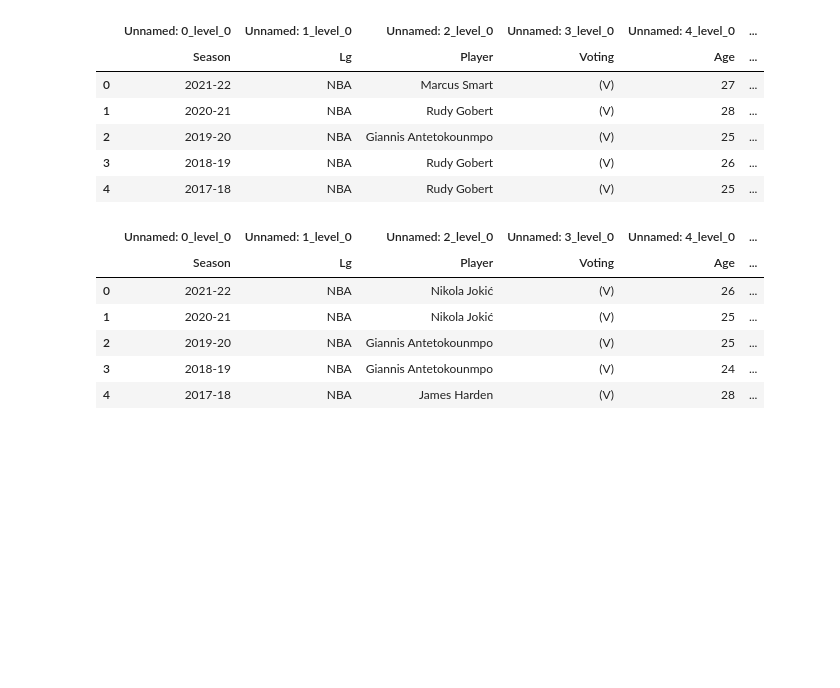
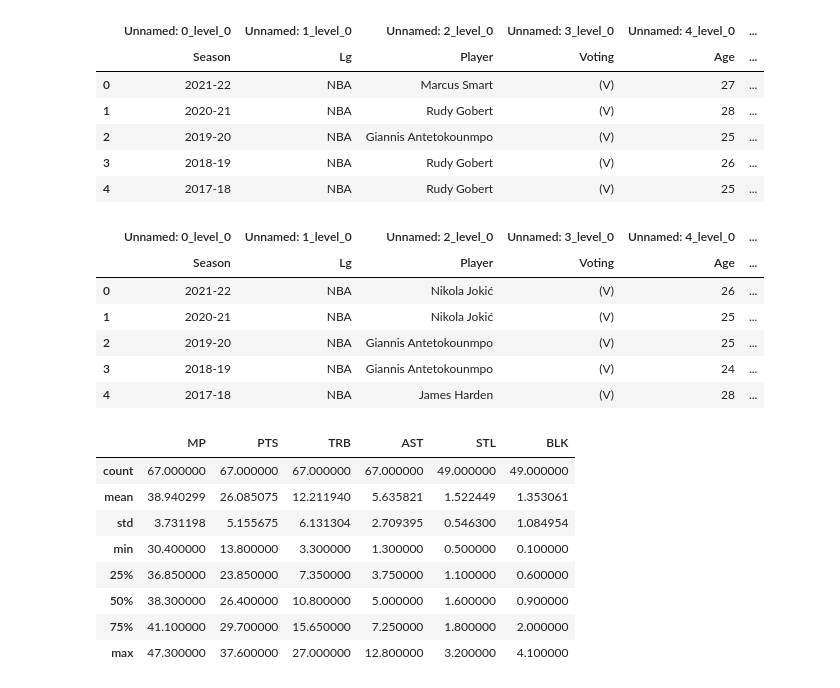
Before and after one commit to sash-wat/cmsc320final, a Jupyter notebook: project.ipynb, the cells around one changed output. Saved outputs shown, nothing was run; the diff lists cells and outputs as text; code cells hidden in the pictures; blank space fills up the shorter version.

```diff
--- a/project.ipynb
+++ b/project.ipynb
@@ -74,3 +74,17 @@ mvpframe.head()
 | 2 | 2019-20 | NBA | Giannis Antetokounmpo | (V) | 25 | ... |
 | 3 | 2018-19 | NBA | Giannis Antetokounmpo | (V) | 24 | ... |
 | 4 | 2017-18 | NBA | James Harden | (V) | 28 | ... |
+# %%
+# This DataFrame shows the quartiles of different MVPs
+df1 = mvpframe['Per Game']
+df1.describe()
+# %% [output]
+|  | MP | PTS | TRB | AST | STL | BLK |
+| count | 67.000000 | 67.000000 | 67.000000 | 67.000000 | 49.000000 | 49.000000 |
+| mean | 38.940299 | 26.085075 | 12.211940 | 5.635821 | 1.522449 | 1.353061 |
+| std | 3.731198 | 5.155675 | 6.131304 | 2.709395 | 0.546300 | 1.084954 |
+| min | 30.400000 | 13.800000 | 3.300000 | 1.300000 | 0.500000 | 0.100000 |
+| 25% | 36.850000 | 23.850000 | 7.350000 | 3.750000 | 1.100000 | 0.600000 |
+| 50% | 38.300000 | 26.400000 | 10.800000 | 5.000000 | 1.600000 | 0.900000 |
+| 75% | 41.100000 | 29.700000 | 15.650000 | 7.250000 | 1.800000 | 2.000000 |
+| max | 47.300000 | 37.600000 | 27.000000 | 12.800000 | 3.200000 | 4.100000 |
```
